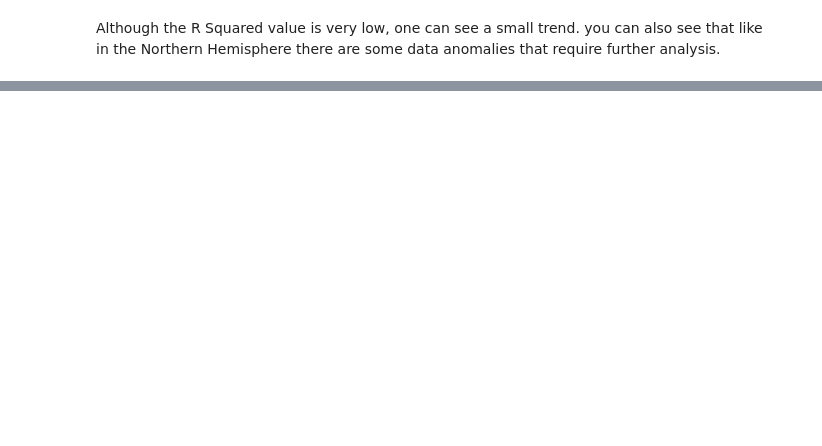
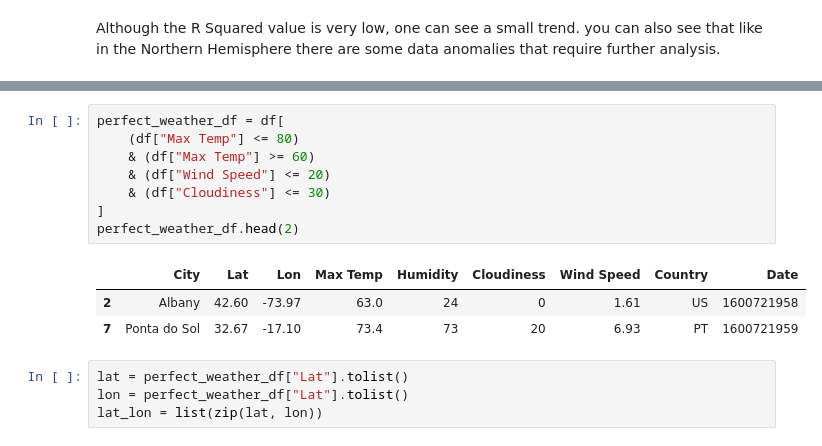
Before and after one commit to Slyssy/python-api-challenge, a Jupyter notebook: WeatherPy/WeatherPy.ipynb, the cells around one changed output, grey strips where cells are left out. Saved outputs shown, nothing was run; the diff lists cells and outputs as text; blank space fills up the shorter version.

```diff
--- a/WeatherPy/WeatherPy.ipynb
+++ b/WeatherPy/WeatherPy.ipynb
@@ -641,0 +653,16 @@ Although the R Squared value is very low, one can see a small trend. you can als
+# %%
+perfect_weather_df = df[
+    (df["Max Temp"] <= 80)
+    & (df["Max Temp"] >= 60)
+    & (df["Wind Speed"] <= 20)
+    & (df["Cloudiness"] <= 30)
+]
+perfect_weather_df.head(2)
+# %% [output]
+|  | City | Lat | Lon | Max Temp | Humidity | Cloudiness | Wind Speed | Country | Date |
+| 2 | Albany | 42.60 | -73.97 | 63.0 | 24 | 0 | 1.61 | US | 1600721958 |
+| 7 | Ponta do Sol | 32.67 | -17.10 | 73.4 | 73 | 20 | 6.93 | PT | 1600721959 |
+# %%
+lat = perfect_weather_df["Lat"].tolist()
+lon = perfect_weather_df["Lat"].tolist()
+lat_lon = list(zip(lat, lon))
```
Also changed, not shown: parts of 47 cells of this notebook.
